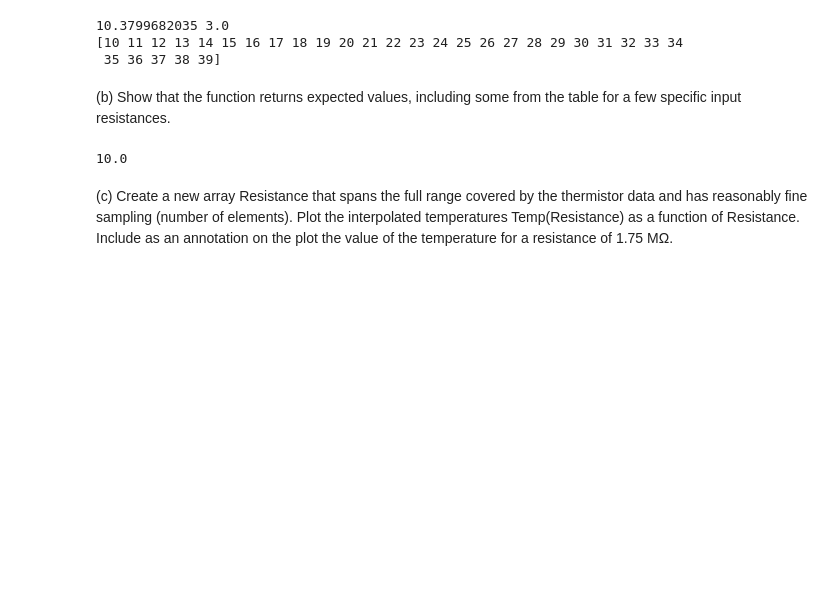
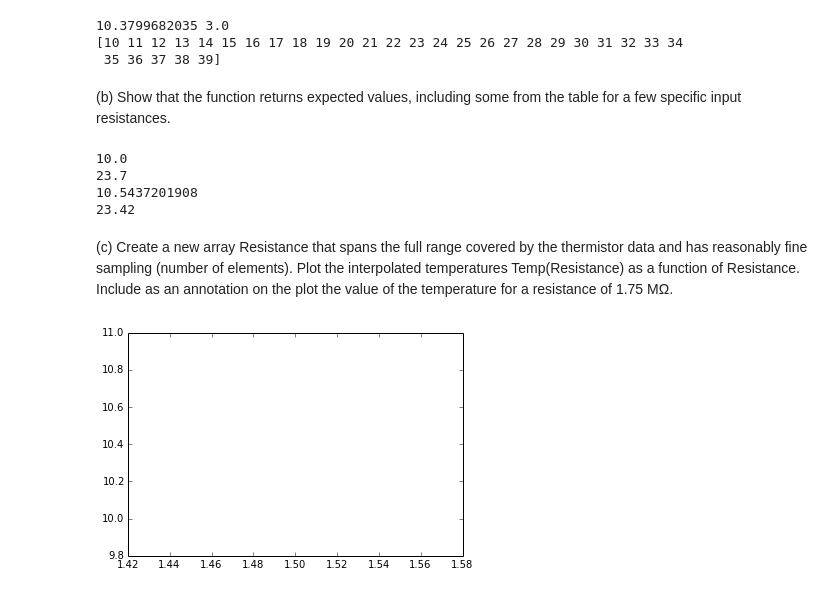
Before and after one commit to jjma3426/PHYS202-S14, a Jupyter notebook: SciPy/InterpolationExercises.ipynb, the cells around one changed output. Saved outputs shown, nothing was run; the diff lists cells and outputs as text; code cells hidden in the pictures; blank space fills up the shorter version.

```diff
--- a/SciPy/InterpolationExercises.ipynb
+++ b/SciPy/InterpolationExercises.ipynb
@@ -67,9 +69,24 @@ print temp
  35 36 37 38 39]
 # %% [markdown]
 (b) Show that the function returns expected values, including some from the table for a few specific input resistances.
-# %%
-print newf(3.239)
-# %% [output]
-10.0
+# %%
+print newf(3.239)
+print newf(1.634)
+print newf(2.897)
+print newf(1.690)
+# %% [output]
+10.0
+23.7
+10.5437201908
+23.42
 # %% [markdown]
 (c) Create a new array Resistance that spans the full range covered by the thermistor data and has reasonably fine sampling (number of elements). Plot the interpolated temperatures Temp(Resistance) as a function of Resistance. Include as an annotation on the plot the value of the temperature for a resistance of 1.75 MΩ.
+# %%
+new_arr_res = np.arange(1.496, 3.239, 30)
+newf = interp1d(res[::-1], temp[::-1])
+new_temp = newf(resvalue)
+
+plt.plot(new_arr_res, new_temp ,'g')
+plt.show()
+# %% [output]
+[figure, added]
```
Also changed, not shown: parts of 1 cell of this notebook.
